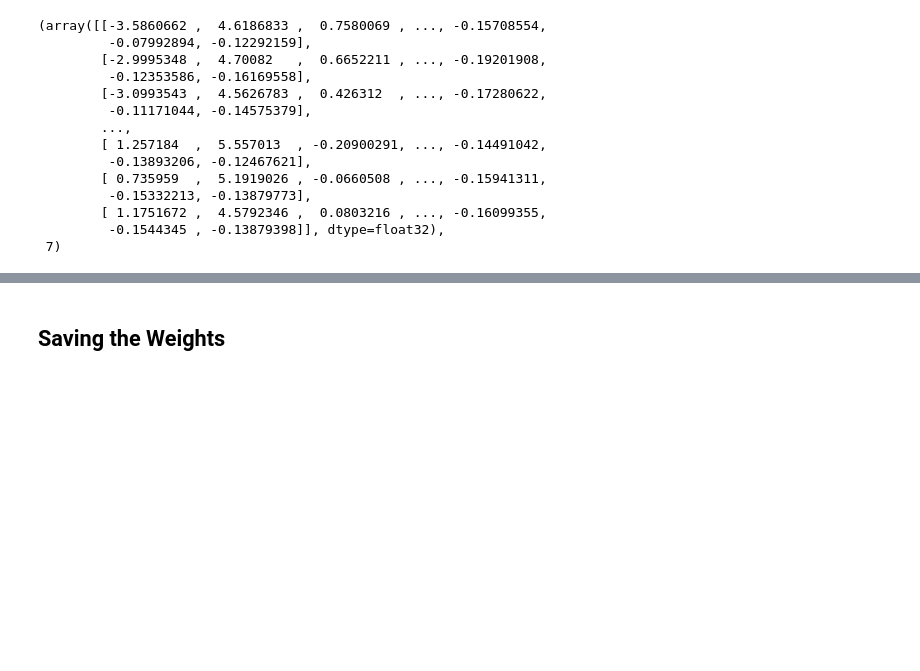
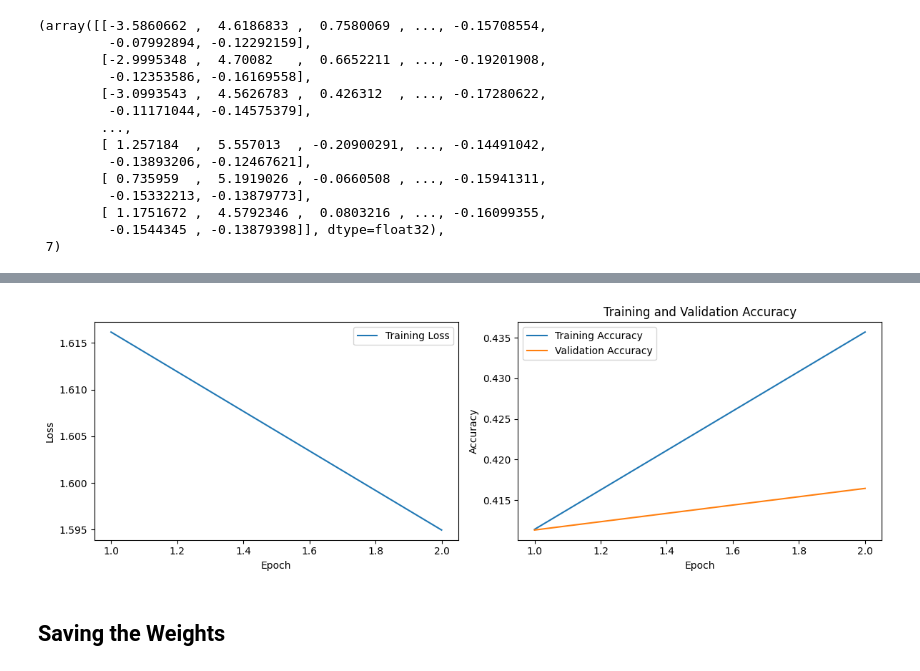
Before and after one commit to janelletam/emotion-classifier, a Jupyter notebook: Semi_final_codes.ipynb, the cells around one changed output, grey strips where cells are left out. Drawn from its saved outputs; the diff is of its cells as text; code cells hidden in the pictures; blank space fills up the shorter version.

Commit message:
Added training and model code

```diff
--- a/Semi_final_codes.ipynb
+++ b/Semi_final_codes.ipynb
@@ -190,3 +190,15 @@ Audio label: 7 (disgust)
         [ 1.1751672 ,  4.5792346 ,  0.0803216 , ..., -0.16099355,
          -0.1544345 , -0.13879398]], dtype=float32),
  7)
+# %%
+# delete these paths, remove path input to init for the dataset
+dataset_folder = './fer2013/fer2013' # TO EDIT
+
+all_audio_dataset = ResampledAudioDataset(dir=os.path.join(dataset_folder, 'train'), transform=None) # PATH TO EDIT
+
+train_len = int(len(all_audio_dataset) * 0.8)
+test_len = len(all_audio_dataset) - train_len
+train_dataset, test_dataset = torch.utils.data.random_split(all_audio_dataset, [train_len, test_len])
+
+b_size = 32
+test_loader = DataLoader(test_dataset, batch_size=b_size, shuffle=True)
@@ -192,0 +279,3 @@ Audio label: 7 (disgust)
+# %%
+# learning rates
+lr_values = [0.0005, 0.001, 0.005, 0.01]
@@ -192,0 +389,2 @@ Audio label: 7 (disgust)
+# %%
+loss, train_acc, val_acc = grid_search(num_epochs=100, lr_values=lr_values)
@@ -193,3 +411,28 @@ Audio label: 7 (disgust)
+# %%
+# to edit
+
+
+epochs = range(1, len(loss) + 1)
+
+plt.figure(figsize=(12, 4))
+plt.subplot(1, 2, 1)
+plt.plot(epochs, loss, label='Training Loss')
+plt.xlabel('Epoch')
+plt.ylabel('Loss')
+plt.legend()
+
+plt.subplot(1, 2, 2)
+plt.plot(epochs, train_acc, label='Training Accuracy')
+plt.plot(epochs, val_acc, label='Validation Accuracy')
+plt.title('Training and Validation Accuracy')
+plt.xlabel('Epoch')
+plt.ylabel('Accuracy')
+plt.legend()
+
+plt.tight_layout()
+plt.show()
+# %% [output]
+[figure, added]
 # %% [markdown]
 ## Saving the Weights
 # %% [markdown]
```
Also changed, not shown: parts of 9 cells of this notebook.
